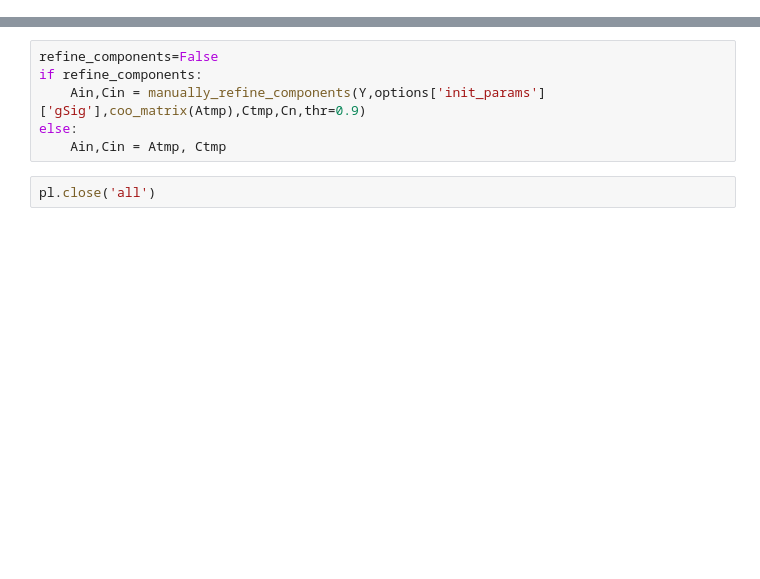
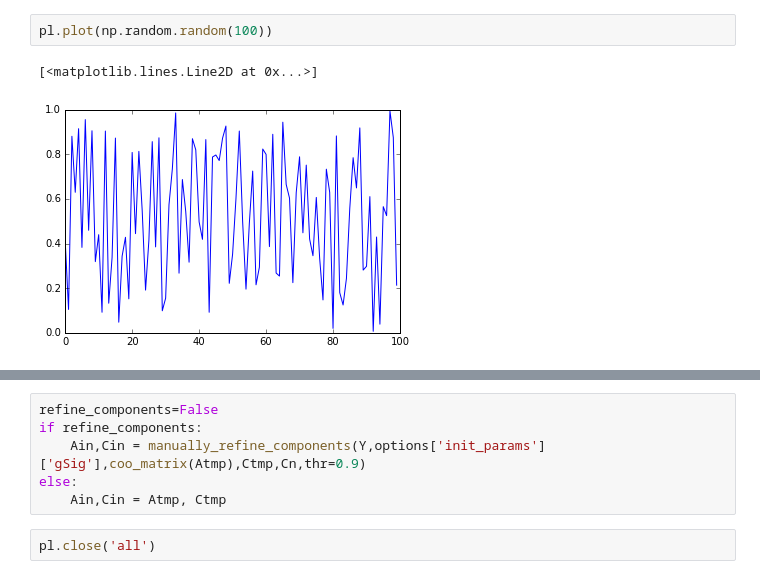
Before and after one commit to ulfschnabel/CaImAn, a Jupyter notebook: demo_caiman_cnmf.ipynb, the cells around one changed output, grey strips where cells are left out. Cells and saved outputs as stored; diff of their text form; blank space fills up the shorter version.

Commit message:
updated demos with matplotlib inline
Former-commit-id: 8cba4f9b71ea0f55bdccf36db82230908225c2dc

```diff
--- a/demo_caiman_cnmf.ipynb
+++ b/demo_caiman_cnmf.ipynb
@@ -45,3 +47,8 @@ bpl.output_notebook()
+# %%
+pl.plot(np.random.random(100))
+# %% [output]
+[<matplotlib.lines.Line2D at 0x...>]
+[figure, added]
 # %%
 # frame rate in Hz
 final_frate=10
```
Also changed, not shown: parts of 19 cells of this notebook, 2 other files.
